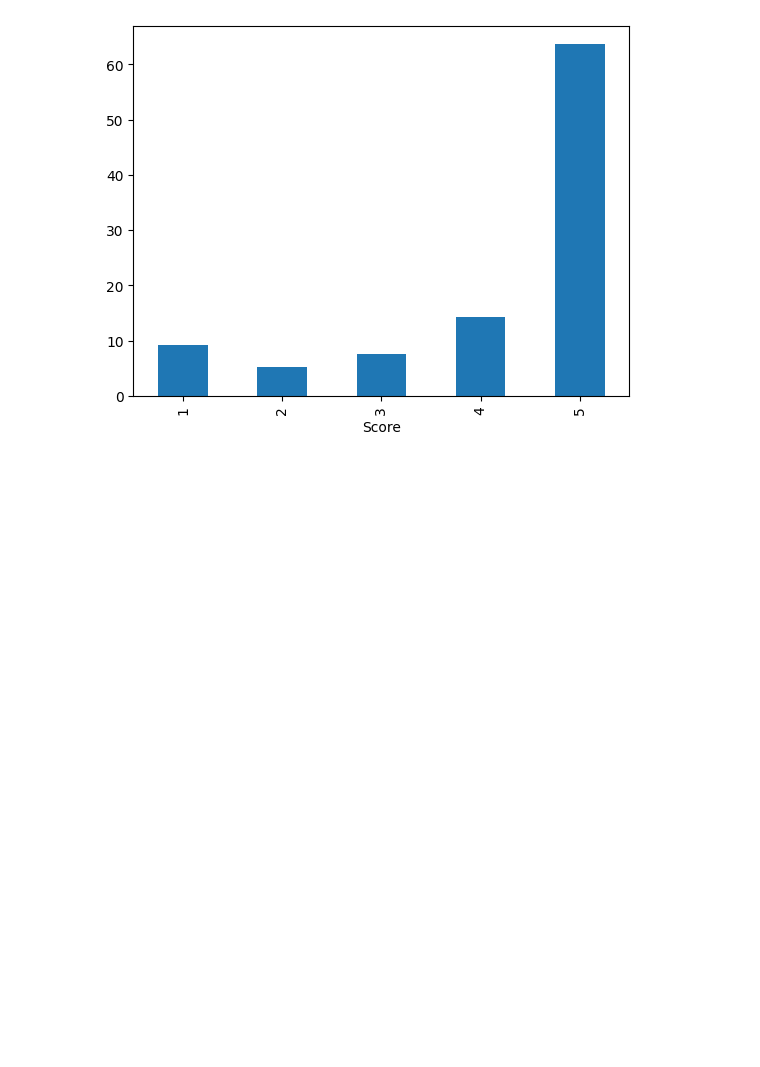
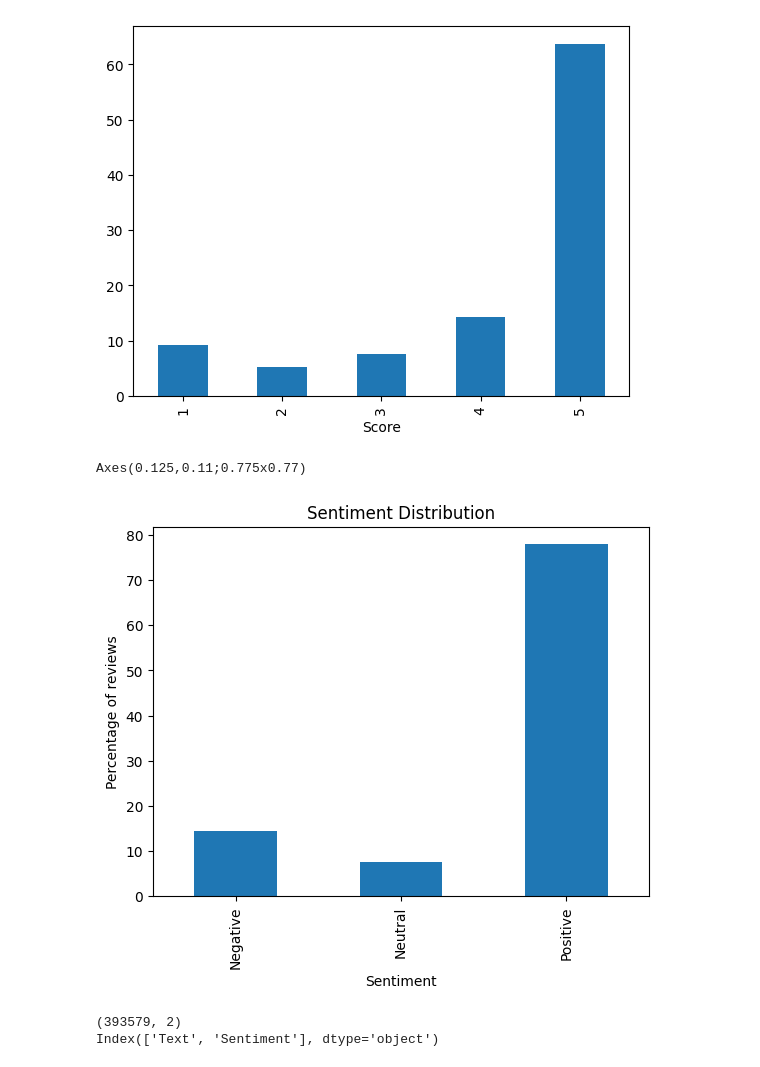
Before and after one commit to mohithgowdadb/amazon-reviews-sentiment-analysis, a Jupyter notebook: notebooks/01_eda.ipynb, the cells around one changed output. Saved outputs shown, nothing was run; the diff lists cells and outputs as text; code cells hidden in the pictures; blank space fills up the shorter version.

```diff
--- a/notebooks/01_eda.ipynb
+++ b/notebooks/01_eda.ipynb
@@ -66,3 +66,34 @@ plt.show()
 # %% [output]
 Axes(0.125,0.11;0.775x0.77)
 [figure]
+# %%
+def label_sentiment(score):
+    if score == 3:
+        return "Neutral"
+    elif score < 3:
+        return "Negative"
+    else:
+        return "Positive"
+
+df["Sentiment"]=df["Score"].apply(label_sentiment)
+
+print((df["Sentiment"].value_counts(normalize=True).sort_index()*100).plot(kind="bar"))
+plt.title("Sentiment Distribution")
+plt.xlabel("Sentiment")
+plt.ylabel("Percentage of reviews")
+plt.show()
+# %% [output]
+Axes(0.125,0.11;0.775x0.77)
+[figure, added]
+# %%
+#WE ONLY NEED TEXT AND SENTIMENT COLUMNS FOR OUR TASK
+df=df[["Text","Sentiment"]]
+df=df[df['Text'].str.strip()!=' ']
+
+print(df.shape)
+print(df.columns)
+
+df.to_csv("../data/cleaned_reviews.csv", index=False)
+# %% [output]
+(393579, 2)
+Index(['Text', 'Sentiment'], dtype='object')
```
Also changed, not shown: 3 other files.
